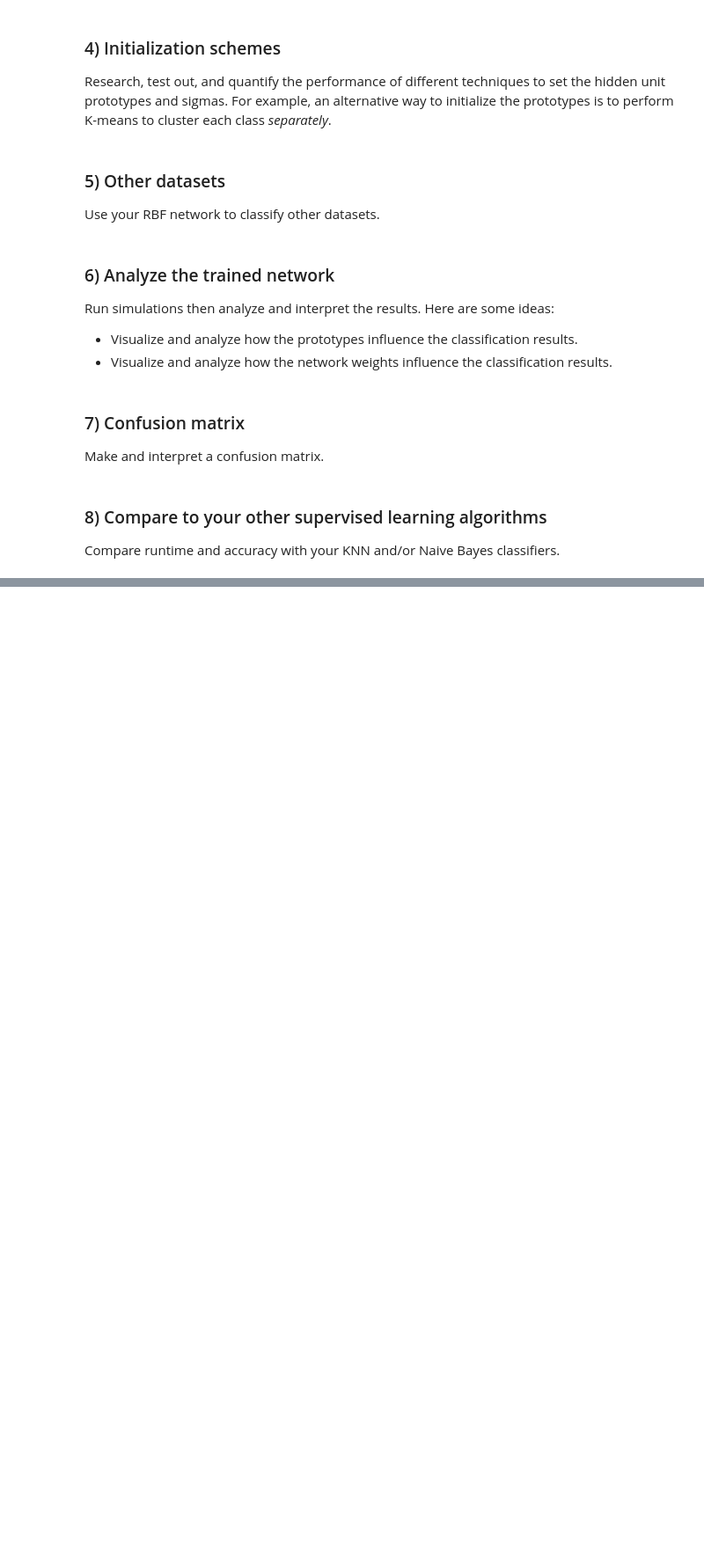
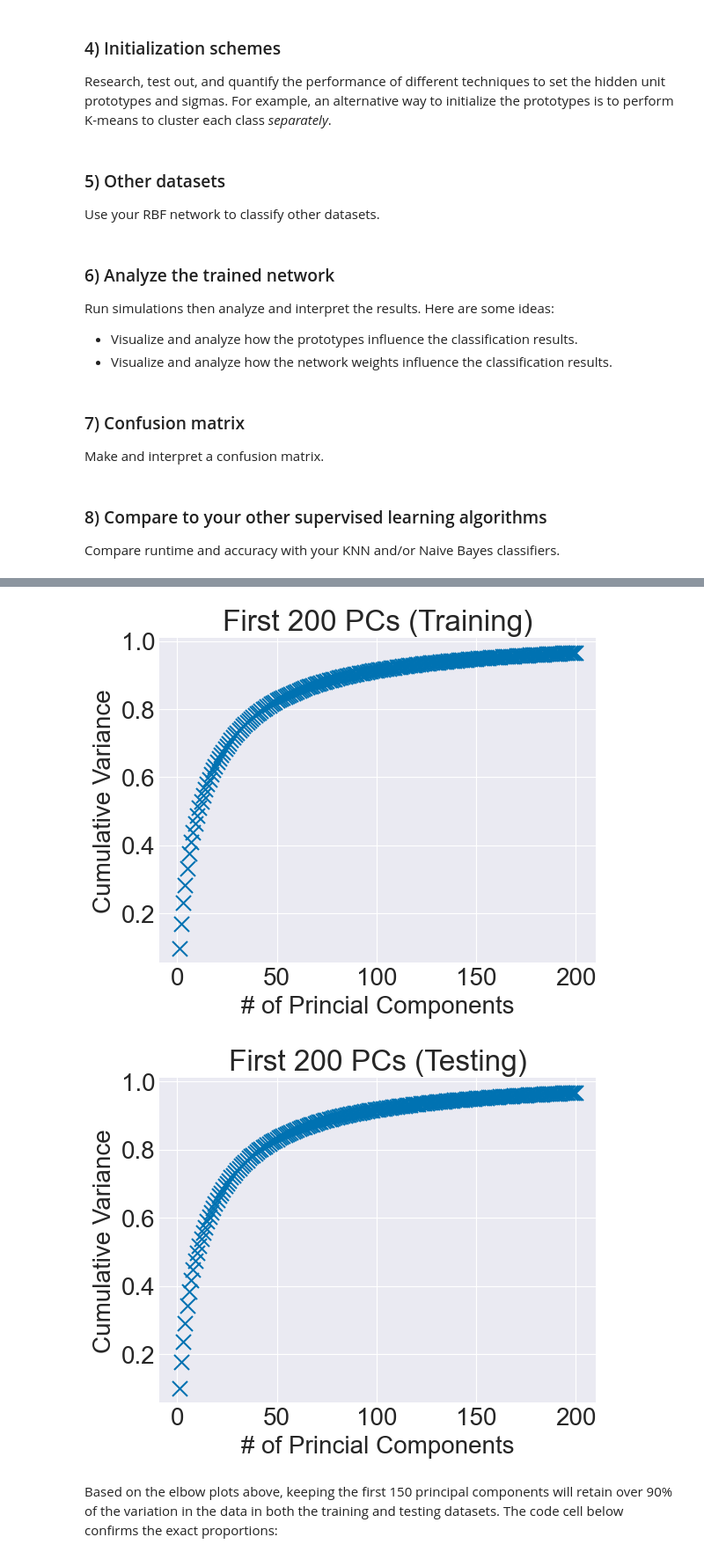
Before and after one commit to francisohara24/CS251, a Jupyter notebook: project_7/rbf.ipynb, the cells around one changed output, grey strips where cells are left out. Shown at 88% size. Drawn from its saved outputs; the diff is of its cells as text; code cells hidden in the pictures; blank space fills up the shorter version.

```diff
--- a/project_7/rbf.ipynb
+++ b/project_7/rbf.ipynb
@@ -517,0 +542,18 @@ Compare runtime and accuracy with your KNN and/or Naive Bayes classifiers.
+# %%
+from pca import PCA
+
+# reload the MNIST dataset
+x_train = np.load("data/mnist_train_data.npy")
+y_train = np.load("data/mnist_train_labels.npy")
+x_test = np.load("data/mnist_test_data.npy")
+y_test = np.load("data/mnist_test_labels.npy")
+
+# reshape the data
+x_train = x_train.reshape((x_train.shape[0], x_train.shape[1] * x_train.shape[2]))
+x_test = x_test.reshape((x_test.shape[0], x_test.shape[1] * x_test.shape[2]))
+print(f"{x_train.shape = }")
+print(f"{x_test.shape = }")
+
+# convert to pandas dataframes for pca
+x_train_df = pd.DataFrame(x_train)
+x_test_df = pd.DataFrame(x_test)
@@ -517,0 +565,15 @@ Compare runtime and accuracy with your KNN and/or Naive Bayes classifiers.
+# %%
+# perform PCA
+mnist_pca_train = PCA(x_train_df)
+mnist_pca_test = PCA(x_test_df)
+
+start = time.time()
+mnist_pca_train.fit(x_train_df.columns, True)
+pca_train_time = time.time() - start
+
+start = time.time()
+mnist_pca_test.fit(x_test_df.columns, True)
+pca_test_time = time.time() - start
+
+print(f"It took {pca_train_time:0.2f} seconds to perform PCA on the training data.")
+print(f"It took {pca_test_time:0.2f} seconds to perform PCA on the testing data.")
@@ -517,0 +583,13 @@ Compare runtime and accuracy with your KNN and/or Naive Bayes classifiers.
+# %%
+# plot elbowplot to select principal components to keep
+mnist_pca_train.elbow_plot(200, "Training")
+plt.show()
+
+mnist_pca_test.elbow_plot(200, "Testing")
+plt.show()
+# %% [output]
+[figure, added]
+[figure, added]
+# %% [markdown]
+Based on the elbow plots above, keeping the first 150 principal components will retain over 90% of the variation in the data in both the training and testing datasets.
+The code cell below confirms the exact proportions:
```
Also changed, not shown: parts of 35 cells of this notebook, 2 other files.
